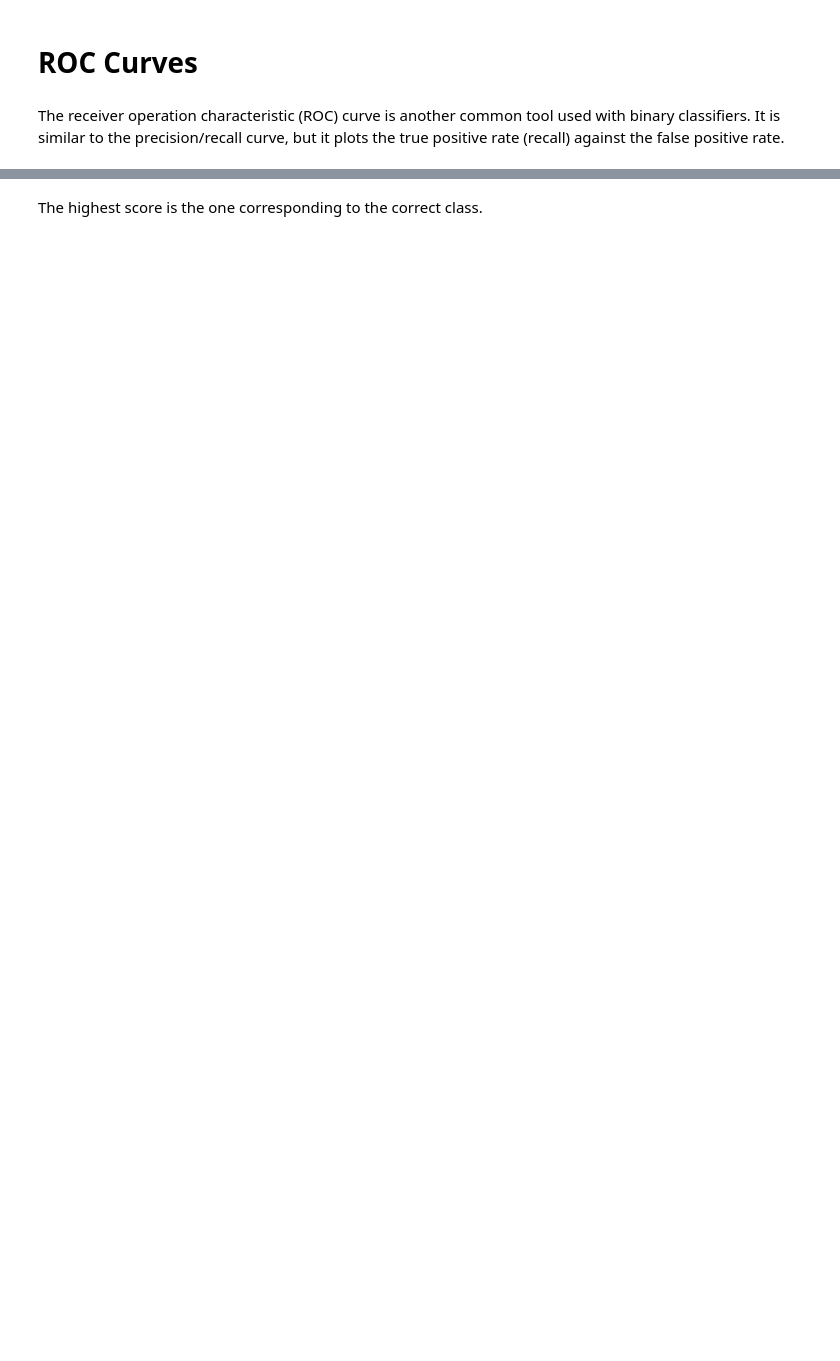
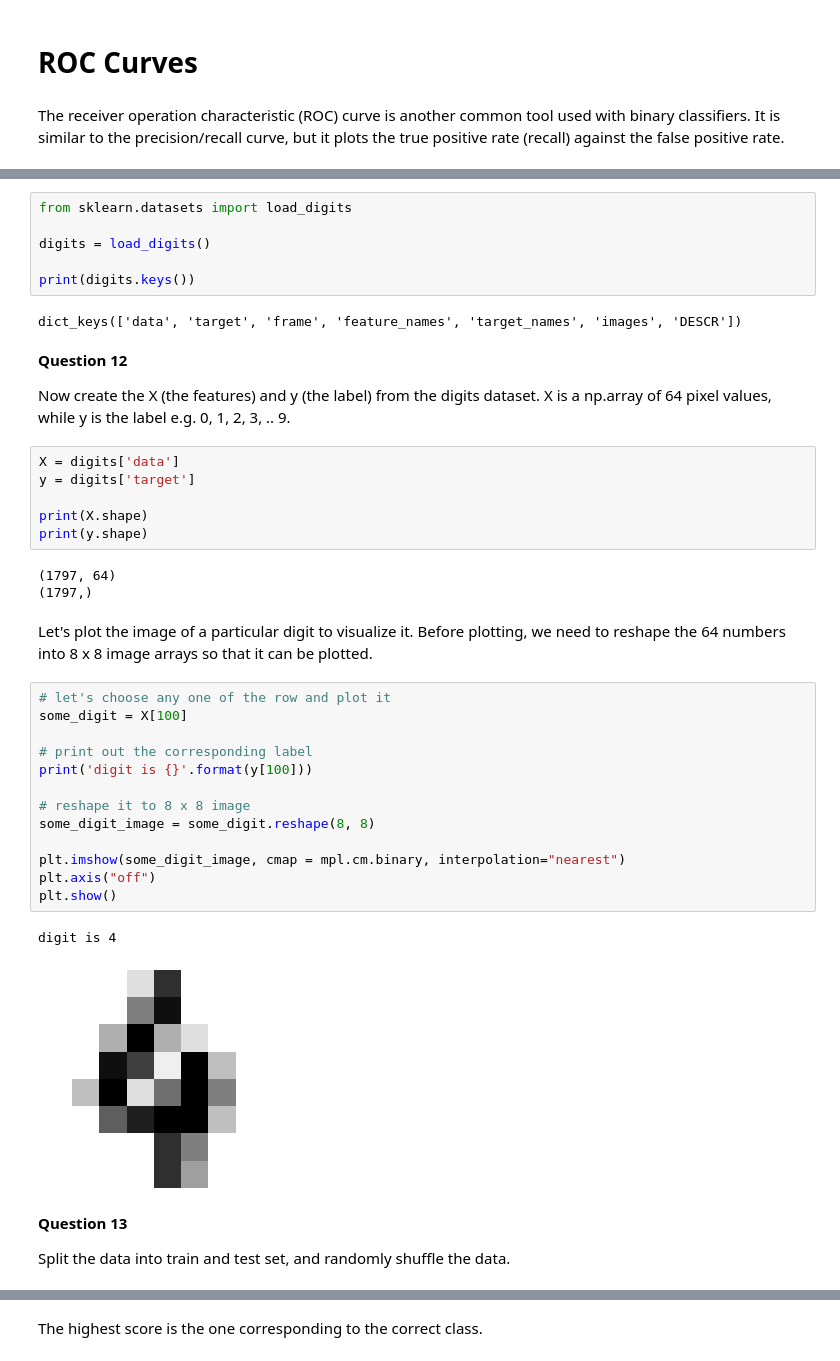
Before and after one commit to nyp-sit/sdaai-iti103, a Jupyter notebook: session-4/4_Classification.ipynb, the cells around one changed output, grey strips where cells are left out. Drawn from its saved outputs; the diff is of its cells as text; blank space fills up the shorter version.

```diff
--- a/session-4/4_Classification.ipynb
+++ b/session-4/4_Classification.ipynb
@@ -235,0 +377,43 @@ Compute the area under the curve (AUC).
+# %%
+from sklearn.datasets import load_digits
+
+digits = load_digits()
+
+print(digits.keys())
+# %% [output]
+dict_keys(['data', 'target', 'frame', 'feature_names', 'target_names', 'images', 'DESCR'])
+# %% [markdown]
+**Question 12**
+
+Now create the X (the features) and y (the label) from the digits dataset.  X is a np.array of 64 pixel values, while y is the label e.g. 0, 1, 2, 3, .. 9.
+# %%
+X = digits['data']
+y = digits['target']
+
+print(X.shape)
+print(y.shape)
+# %% [output]
+(1797, 64)
+(1797,)
+# %% [markdown]
+Let's plot the image of a particular digit to visualize it.  Before plotting, we need to reshape the 64 numbers into 8 x 8 image arrays so that it can be plotted.
+# %%
+# let's choose any one of the row and plot it
+some_digit = X[100]
+
+# print out the corresponding label
+print('digit is {}'.format(y[100]))
+
+# reshape it to 8 x 8 image
+some_digit_image = some_digit.reshape(8, 8)
+
+plt.imshow(some_digit_image, cmap = mpl.cm.binary, interpolation="nearest")
+plt.axis("off")
+plt.show()
+# %% [output]
+digit is 4
+[figure, added]
+# %% [markdown]
+**Question 13**
+
+Split the data into train and test set, and randomly shuffle the data.
```
Also changed, not shown: parts of 111 cells of this notebook.
